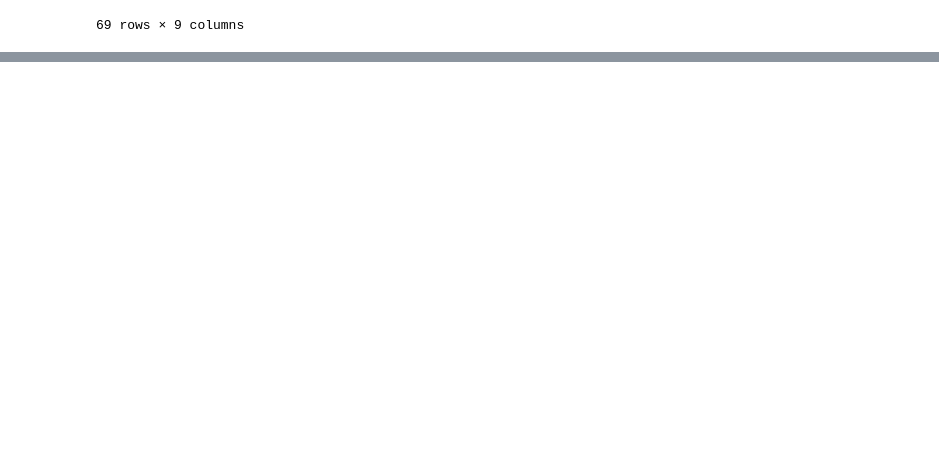
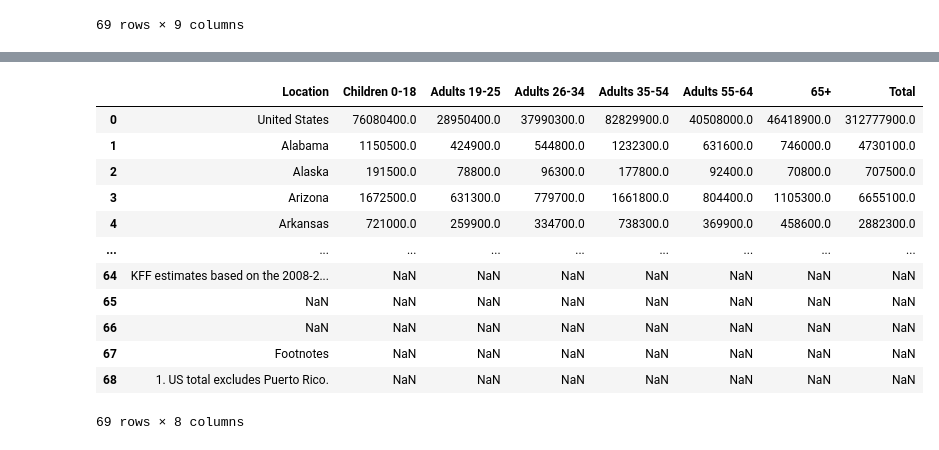
Before and after one commit to kpatwa153/gis, a Jupyter notebook: map.ipynb, the cells around one changed output, grey strips where cells are left out. Cells and saved outputs as stored; diff of their text form; code cells hidden in the pictures; blank space fills up the shorter version.

```diff
--- a/map.ipynb
+++ b/map.ipynb
@@ -155,0 +122,17 @@ df
+# %%
+df2 = df.drop(['Footnotes'],axis = 1)
+df2
+# %% [output]
+|  | Location | Children 0-18 | Adults 19-25 | Adults 26-34 | Adults 35-54 | Adults 55-64 | 65+ | Total |
+| 0 | United States | 76080400.0 | 28950400.0 | 37990300.0 | 82829900.0 | 40508000.0 | 46418900.0 | 312777900.0 |
+| 1 | Alabama | 1150500.0 | 424900.0 | 544800.0 | 1232300.0 | 631600.0 | 746000.0 | 4730100.0 |
+| 2 | Alaska | 191500.0 | 78800.0 | 96300.0 | 177800.0 | 92400.0 | 70800.0 | 707500.0 |
+| 3 | Arizona | 1672500.0 | 631300.0 | 779700.0 | 1661800.0 | 804400.0 | 1105300.0 | 6655100.0 |
+| 4 | Arkansas | 721000.0 | 259900.0 | 334700.0 | 738300.0 | 369900.0 | 458600.0 | 2882300.0 |
+| ... | ... | ... | ... | ... | ... | ... | ... | ... |
+| 64 | KFF estimates based on the 2008-2... | NaN | NaN | NaN | NaN | NaN | NaN | NaN |
+| 65 | NaN | NaN | NaN | NaN | NaN | NaN | NaN | NaN |
+| 66 | NaN | NaN | NaN | NaN | NaN | NaN | NaN | NaN |
+| 67 | Footnotes | NaN | NaN | NaN | NaN | NaN | NaN | NaN |
+| 68 | 1. US total excludes Puerto Rico. | NaN | NaN | NaN | NaN | NaN | NaN | NaN |
+69 rows × 8 columns
```
Also changed, not shown: parts of 12 cells of this notebook.
